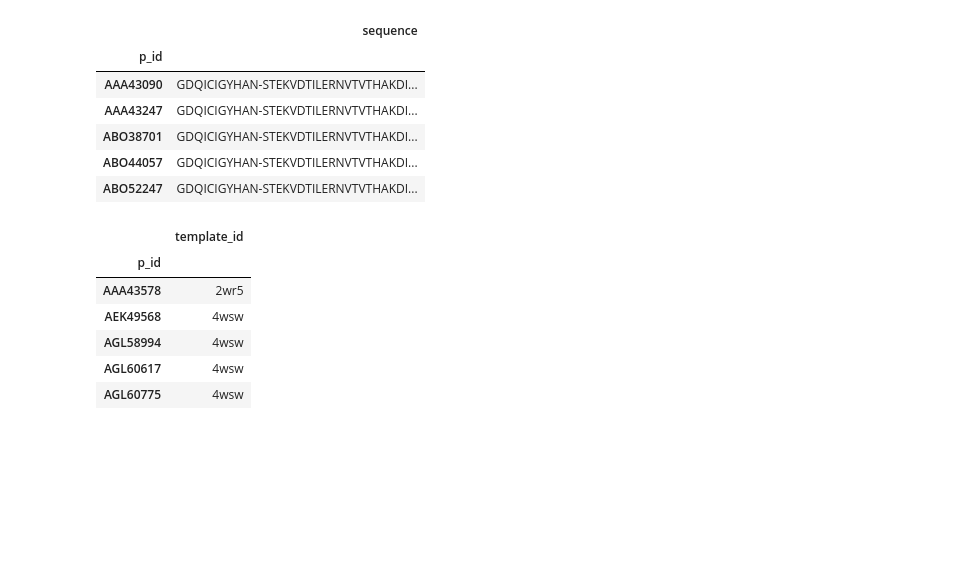
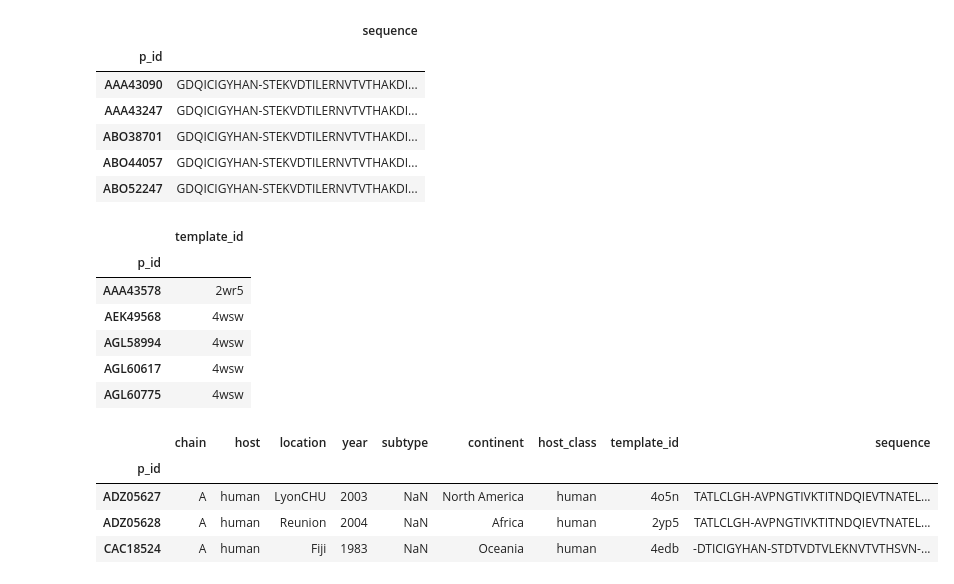
Before and after one commit to stared/bialkonet, a Jupyter notebook: ipy/4metadata_preparation.ipynb, the cells around one changed output. Cells and saved outputs as stored; diff of their text form; code cells hidden in the pictures; blank space fills up the shorter version.

```diff
--- a/ipy/4metadata_preparation.ipynb
+++ b/ipy/4metadata_preparation.ipynb
@@ -135,3 +194,11 @@ m_template.head()
 m_all = m_met.join(m_template, how="outer")
 m_all = m_all.join(m_seq, how="outer")
 m_all.index.name = "p_id"
+# %%
+m_all[pd.isnull(m_all.subtype)]
+# %% [output]
+|  | chain | host | location | year | subtype | continent | host_class | template_id | sequence |
+| p_id |  |  |  |  |  |  |  |  |  |
+| ADZ05627 | A | human | LyonCHU | 2003 | NaN | North America | human | 4o5n | TATLCLGH-AVPNGTIVKTITNDQIEVTNATEL... |
+| ADZ05628 | A | human | Reunion | 2004 | NaN | Africa | human | 2yp5 | TATLCLGH-AVPNGTIVKTITNDQIEVTNATEL... |
+| CAC18524 | A | human | Fiji | 1983 | NaN | Oceania | human | 4edb | -DTICIGYHAN-STDTVDTVLEKNVTVTHSVN-... |
```
Also changed, not shown: parts of 17 cells of this notebook, 3 other files.
